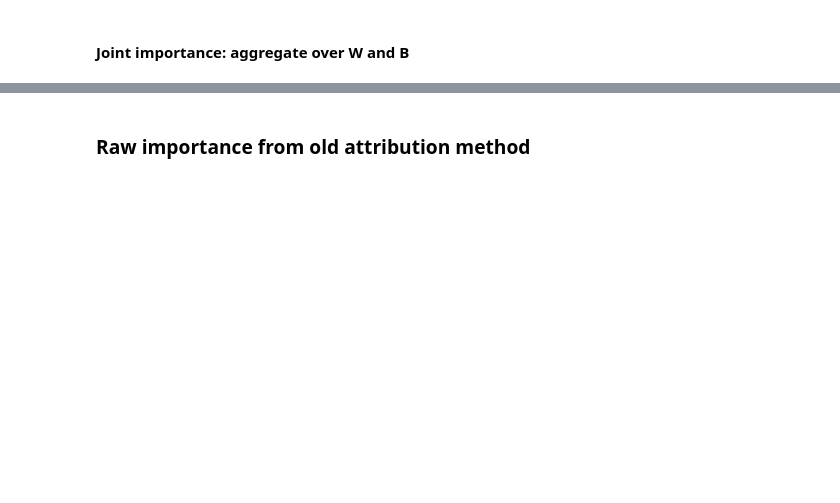
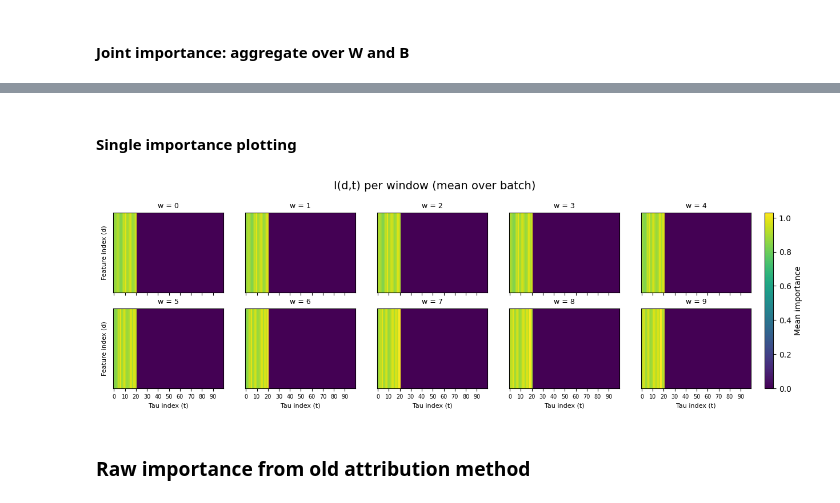
Before and after one commit to visriv/rambit, a Jupyter notebook: scripts/run_struct.ipynb, the cells around one changed output, grey strips where cells are left out. Drawn from its saved outputs; the diff is of its cells as text; code cells hidden in the pictures; blank space fills up the shorter version.

```diff
--- a/scripts/run_struct.ipynb
+++ b/scripts/run_struct.ipynb
@@ -144,7 +145,7 @@ explainer.set_model(model,
                     set_eval=True)
 # %%
 # how many batches to concat
-num_batches = 3# len(dataset.test_loader)
+num_batches = 2# len(dataset.test_loader)
 
 xs = []
 ys = []
@@ -302,5 +301,5 @@ KeyboardInterrupt:
 # %%
-delta_flat_taus = np.load(out_dir / f"delta_flat_taus.npy")
+# delta_flat_taus = np.load(out_dir / f"delta_flat_taus.npy")
 all_Ip_flat_taus = np.load(out_dir / f"all_Ip_flat_taus.npy")
 all_Ipq_flat_taus = np.load(out_dir / f"all_Ipq_flat_taus.npy")
 # %%
@@ -920,3 +942,67 @@ plt.show()
+# %% [markdown]
+#### Single importance plotting
+# %%
+import numpy as np
+import matplotlib.pyplot as plt
+import math
+
+# all_Ip_flat_taus: (T, D, B, W)
+T, D, B, W = all_Ip_flat_taus.shape
+
+# 1) mean over batch only, keep W
+mean_w = np.nanmean(all_Ip_flat_taus, axis=2)   # (T, D, W)
+
+# 2) global color scale across all windows
+vmin, vmax = np.nanmin(mean_w), np.nanmax(mean_w)
+
+# 3) subplot grid (e.g. 5x2 if W=10)
+cols = 5
+rows = math.ceil(W / cols)
+
+fig, axes = plt.subplots(rows, cols, figsize=(cols*3, rows*2), sharex=True, sharey=True)
+axes = axes.ravel()
+
+for w in range(W):
+    ax = axes[w]
+    # transpose so features on y-axis (3 strips), time/tau on x-axis
+    heat = mean_w[:, :, w].T  # (D, T)
+
+    im = ax.imshow(
+        heat,
+        origin='lower',
+        aspect='auto',
+        cmap='viridis',
+        interpolation='nearest',
+        vmin=vmin, vmax=vmax
+    )
+    ax.set_title(f"w = {w}", fontsize=9)
+    ax.set_yticks(range(D))
+    ax.set_yticklabels([f"d={i}" for i in range(D)], fontsize=7)
+    if w >= (W - cols):  # last row
+        ax.set_xticks(np.arange(0, T, 10))
+        ax.set_xticklabels(np.arange(0, T, 10), fontsize=7)
+        ax.set_xlabel("Tau index (t)", fontsize=8)
+    else:
+        ax.set_xticks([])
+
+    if w % cols == 0:
+        ax.set_ylabel("Feature index (d)", fontsize=8)
+    else:
+        ax.set_yticks([])
+
+# remove unused axes
+for k in range(W, rows*cols):
+    fig.delaxes(axes[k])
+
+# single shared colorbar
+cbar = fig.colorbar(im, ax=axes.tolist(), fraction=0.02, pad=0.02)
+cbar.set_label("Mean importance", fontsize=10)
+
+fig.suptitle("I(d,t) per window (mean over batch)", fontsize=14, y=1.02)
+# plt.tight_layout(rect=[0, 0, 1, 0.96])
+plt.show()
+# %% [output]
+[figure, added]
 # %% [markdown]
 ### Raw importance from old attribution method
 # %%
```
Also changed, not shown: parts of 28 cells of this notebook.
